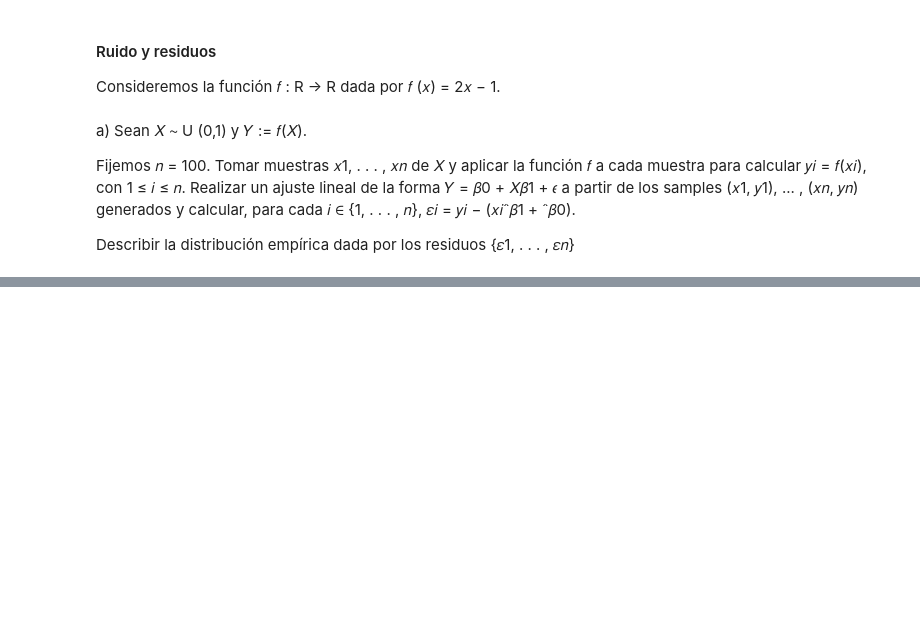
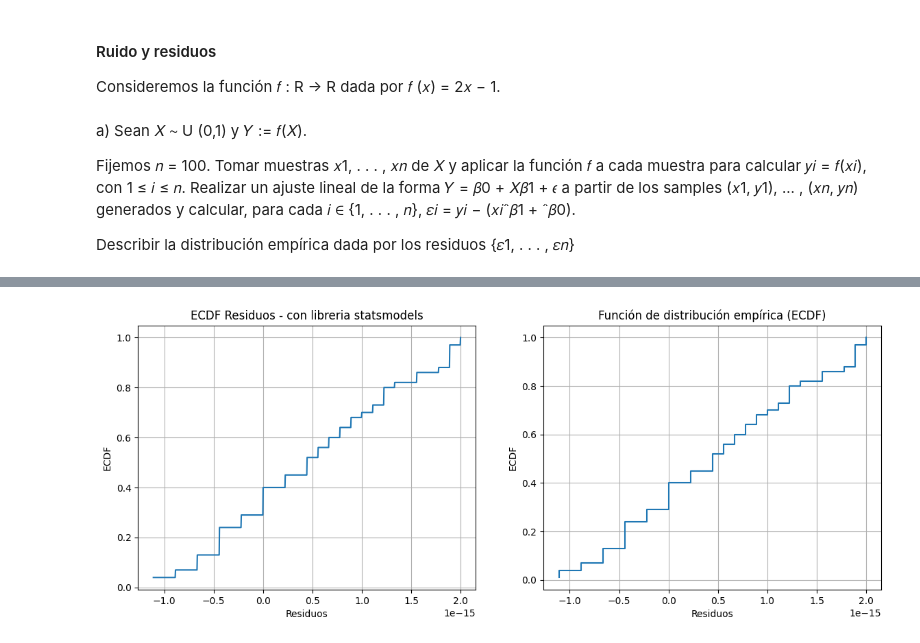
Before and after one commit to joaquin-miguel/inferencia_estadisitca, a Jupyter notebook: t_guia_3/ej_2.ipynb, the cells around one changed output, grey strips where cells are left out. Saved outputs shown, nothing was run; the diff lists cells and outputs as text; code cells hidden in the pictures; blank space fills up the shorter version.

```diff
--- a/t_guia_3/ej_2.ipynb
+++ b/t_guia_3/ej_2.ipynb
@@ -56,16 +56,17 @@ y = 2 * x - 1   # b_1 = 2, b_0 = -1
 
 # Ajuste de regresión lineal (y = beta0 + beta1 * x)
 X = np.stack((np.ones(n),x)).T
-print('X:',X)
+#print('X:',X)
 
 beta_hat = np.linalg.inv(X.T @ X) @ X.T @ y # (X'X)^(-1) X'y
 print('betahat:',beta_hat)
 
 # Predicciones - y_hat = b_0 + b_1 * x
 y_hat = X @ beta_hat
+print('y_hat:',y_hat)
 
 # Cálculo de residuos
-residuals = y - y_hat
+residuos = y - y_hat
 
 '''
 # Generar Variables Aleatorias
@@ -102 +104,7 @@ betahat: [-1.  2.]
 '\n# Generar Variables Aleatorias\nX = uniform.rvs(size=n)\nepsilon = norm.rvs(loc=0, scale=sigma, size=n)\n\nY = f(X) + epsilon\n\n# Estimar el MRLS\nbeta_0, beta_1 = simple_linear_regression(X, Y)\n ...
+# %%
+# ordenar los residuos
+residuos_ordenados = np.sort(residuos)
+residuos_ordenados
+#residuos = residuos.reshape(-1,1)
+#residuos
@@ -102,0 +129,24 @@ betahat: [-1.  2.]
+# %%
+from statsmodels.distributions.empirical_distribution import ECDF
+
+# Armar el eje de probabilidades
+ecdf = np.arange(1, len(residuos)+1) / len(residuos)
+ecdf_a = ECDF(residuos)
+# Graficar
+fig, ax = plt.subplots(1, 2, figsize=(14, 5))
+
+x_plot_a = np.linspace(min(residuos), max(residuos), 1000)
+ax[0].plot(x_plot_a, ecdf_a(x_plot_a))
+ax[0].set_title("ECDF Residuos - con libreria statsmodels")
+ax[0].set_xlabel("Residuos")
+ax[0].set_ylabel("ECDF")
+ax[0].grid(True)
+
+
+ax[1].step(residuos_ordenados, ecdf, where='post')
+ax[1].set_title("Función de distribución empírica (ECDF)")
+ax[1].set_xlabel("Residuos")
+ax[1].set_ylabel("ECDF")
+ax[1].grid(True)
+# %% [output]
+[figure, added]
```
Also changed, not shown: parts of 9 cells of this notebook, 1 other file.
